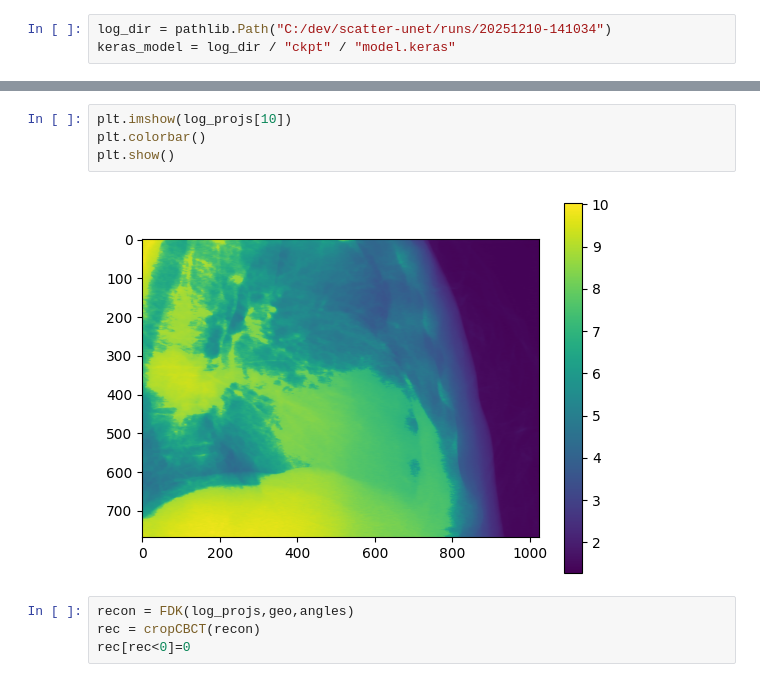
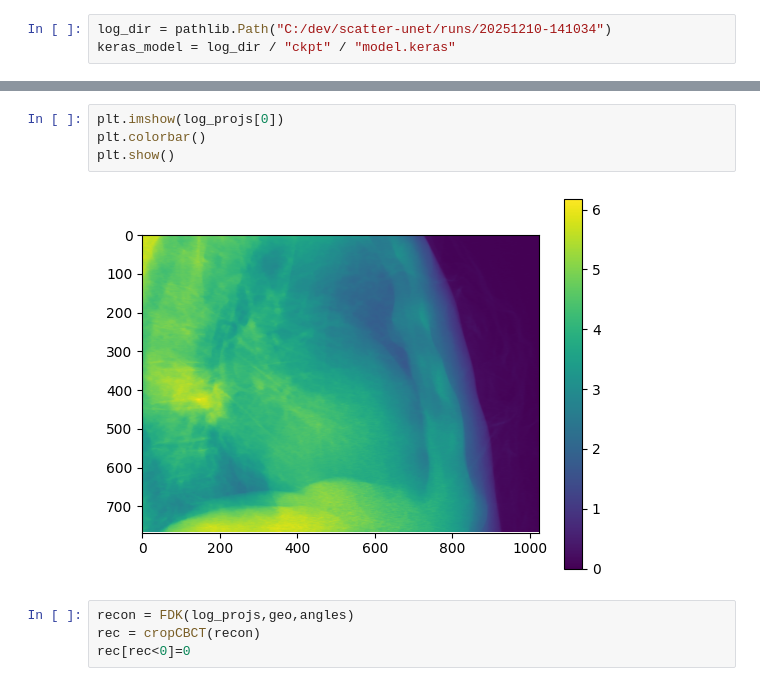
Before and after one commit to ReidIsaak/TIGRE, a Jupyter notebook: cnn_tester.ipynb, the cells around one changed output, grey strips where cells are left out. Cells and saved outputs as stored; diff of their text form.

Commit message:
fixed another bug in cnn scatter

```diff
--- a/cnn_tester.ipynb
+++ b/cnn_tester.ipynb
@@ -24,9 +119,9 @@ Performing ring artifact correction:
 # %%
-plt.imshow(log_projs[10])
+plt.imshow(log_projs[0])
 plt.colorbar()
 plt.show()
 # %% [output]
-[figure, old version]
+[figure, new version]
 # %%
 recon = FDK(log_projs,geo,angles)
 rec = cropCBCT(recon)
```
Also changed, not shown: parts of 11 cells of this notebook, 1 other file.
